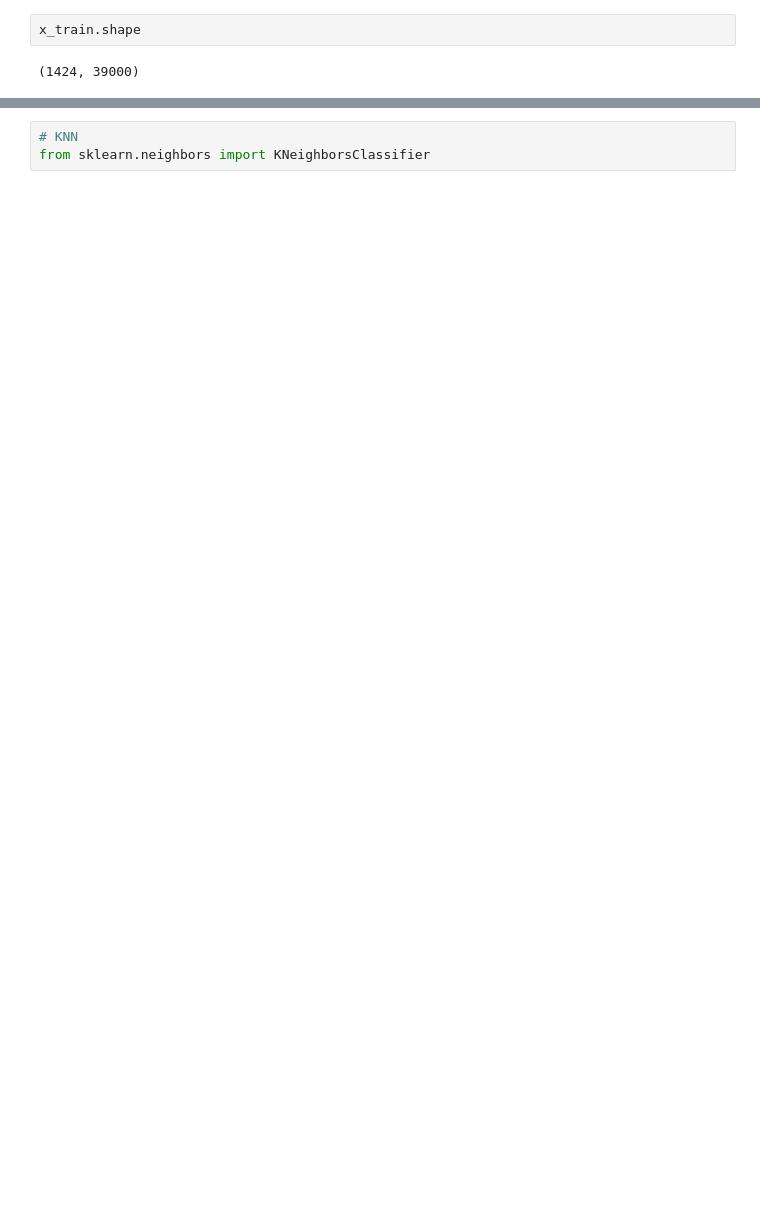
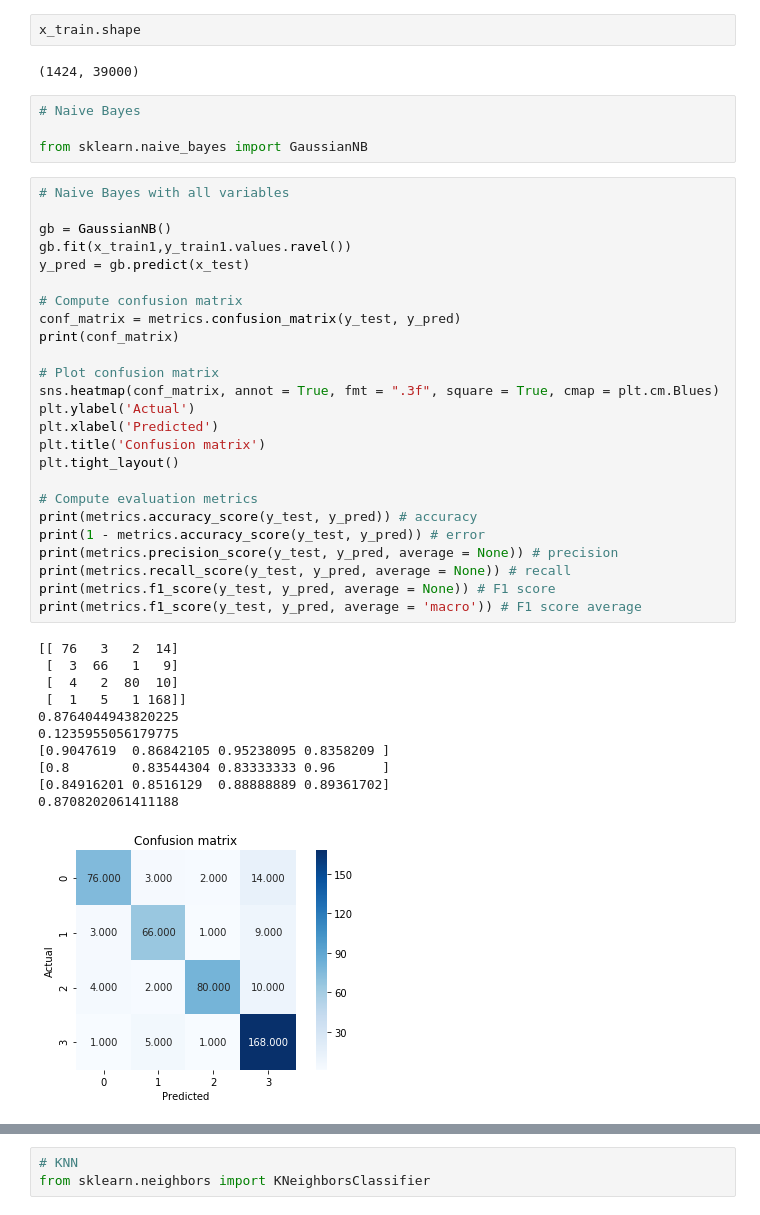
Before and after one commit to kalyankumarp/News_Articles_Categorisation, a Jupyter notebook: News_Articles.ipynb, the cells around one changed output, grey strips where cells are left out. Cells and saved outputs as stored; diff of their text form; blank space fills up the shorter version.

```diff
--- a/News_Articles.ipynb
+++ b/News_Articles.ipynb
@@ -247,3 +252,44 @@ p.head()
 x_train.shape
 # %% [output]
 (1424, 39000)
+# %%
+# Naive Bayes
+
+from sklearn.naive_bayes import GaussianNB
+# %%
+# Naive Bayes with all variables
+
+gb = GaussianNB()
+gb.fit(x_train1,y_train1.values.ravel())
+y_pred = gb.predict(x_test)
+
+# Compute confusion matrix
+conf_matrix = metrics.confusion_matrix(y_test, y_pred)
+print(conf_matrix)
+
+# Plot confusion matrix
+sns.heatmap(conf_matrix, annot = True, fmt = ".3f", square = True, cmap = plt.cm.Blues)
+plt.ylabel('Actual')
+plt.xlabel('Predicted')
+plt.title('Confusion matrix')
+plt.tight_layout()
+
+# Compute evaluation metrics
+print(metrics.accuracy_score(y_test, y_pred)) # accuracy
+print(1 - metrics.accuracy_score(y_test, y_pred)) # error
+print(metrics.precision_score(y_test, y_pred, average = None)) # precision
+print(metrics.recall_score(y_test, y_pred, average = None)) # recall
+print(metrics.f1_score(y_test, y_pred, average = None)) # F1 score
+print(metrics.f1_score(y_test, y_pred, average = 'macro')) # F1 score average
+# %% [output]
+[[ 76   3   2  14]
+ [  3  66   1   9]
+ [  4   2  80  10]
+ [  1   5   1 168]]
+0.8764044943820225
+0.1235955056179775
+[0.9047619  0.86842105 0.95238095 0.8358209 ]
+[0.8        0.83544304 0.83333333 0.96      ]
+[0.84916201 0.8516129  0.88888889 0.89361702]
+0.8708202061411188
+[figure, added]
```
Also changed, not shown: parts of 45 cells of this notebook.
